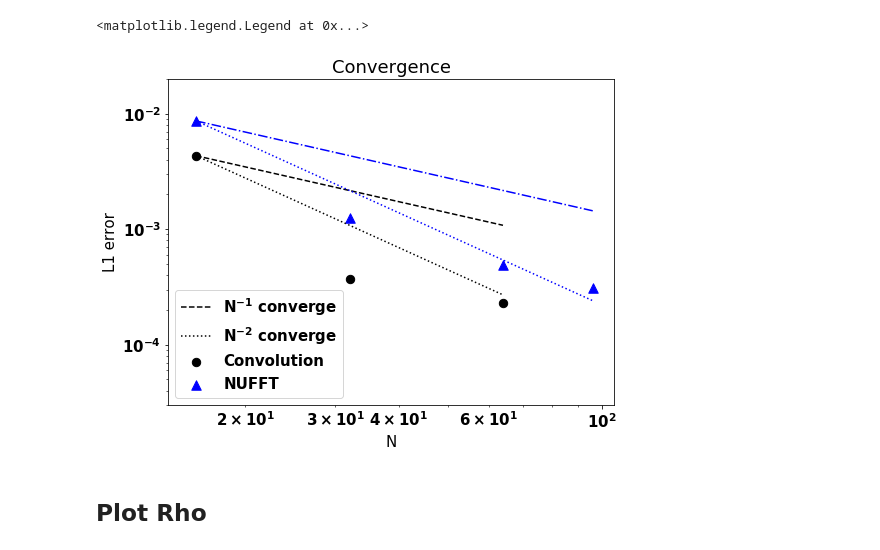
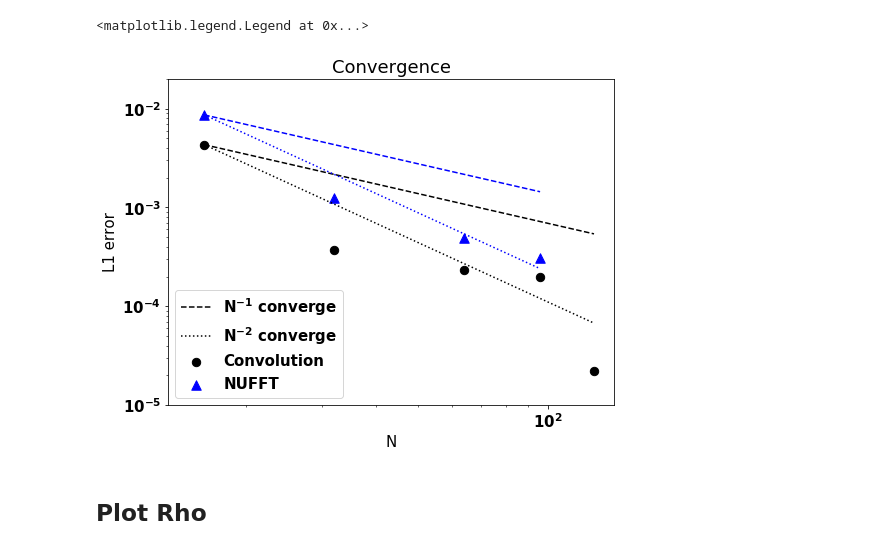
Before and after one commit to data-exp-lab/CyPS, a Jupyter notebook: sphere_convergence.ipynb, the cells around one changed output. Drawn from its saved outputs; the diff is of its cells as text; code cells hidden in the pictures.

Commit message:
add high resolution result

```diff
--- a/sphere_convergence.ipynb
+++ b/sphere_convergence.ipynb
@@ -66,5 +68,4 @@ print(nufft_L1)
 # %%
-# (96 - 0.00019838281210242856)
-convl_resolution = [16, 32, 64]
-convl_L1_list = [0.00432528172718, 0.000368749311074, 0.000231305265986]
+convl_resolution = [16, 32, 64, 96, 128]
+convl_L1_list = [0.00432528172718, 0.000368749311074, 0.000231305265986, 0.00019838281210242856, 2.217434844238293e-05]
 # %%
@@ -82,36 +82,36 @@ plt.scatter(convl_resolution, convl_L1_list, color='k', marker="o", s=70, label=
 plt.scatter(nufft_resolution, nufft_L1_list, color='b', marker="^", s=90, label="NUFFT")
 
 plt.plot([convl_resolution[0], convl_resolution[-1]],
          [convl_L1_list[0], convl_L1_list[0]*(convl_resolution[-1]/convl_resolution[0])**(-1.0)],
          linestyle="--", color="k", label=r"N$^{-1}$ converge")
 
 plt.plot([convl_resolution[0], convl_resolution[-1]],
          [convl_L1_list[0], convl_L1_list[0]*(convl_resolution[-1]/convl_resolution[0])**(-2.0)],
          linestyle=":", color="k", label=r"N$^{-2}$ converge")
 
 plt.plot([nufft_resolution[0], nufft_resolution[-1]],
          [nufft_L1_list[0], nufft_L1_list[0]*(nufft_resolution[-1]/nufft_resolution[0])**(-1.0)],
-         linestyle="-.", color="b")
+         linestyle="--", color="b")
 
 plt.plot([nufft_resolution[0], nufft_resolution[-1]],
          [nufft_L1_list[0], nufft_L1_list[0]*(nufft_resolution[-1]/nufft_resolution[0])**(-2.0)],
          linestyle=":", color="b")
 
 
 plt.xscale("log")
 plt.yscale("log")
 
-plt.ylim(3e-5, 2e-2)
+plt.ylim(1e-5, 2e-2)
 
 plt.title("Convergence")
 
 plt.xlabel("N")
 plt.ylabel("L1 error")
 
 plt.legend(loc="best", fontsize=15)
 # %% [output]
 <matplotlib.legend.Legend at 0x...>
-[figure, old version]
+[figure, new version]
 # %% [markdown]
 ## Plot Rho
 # %%
```
Also changed, not shown: parts of 8 cells of this notebook.
